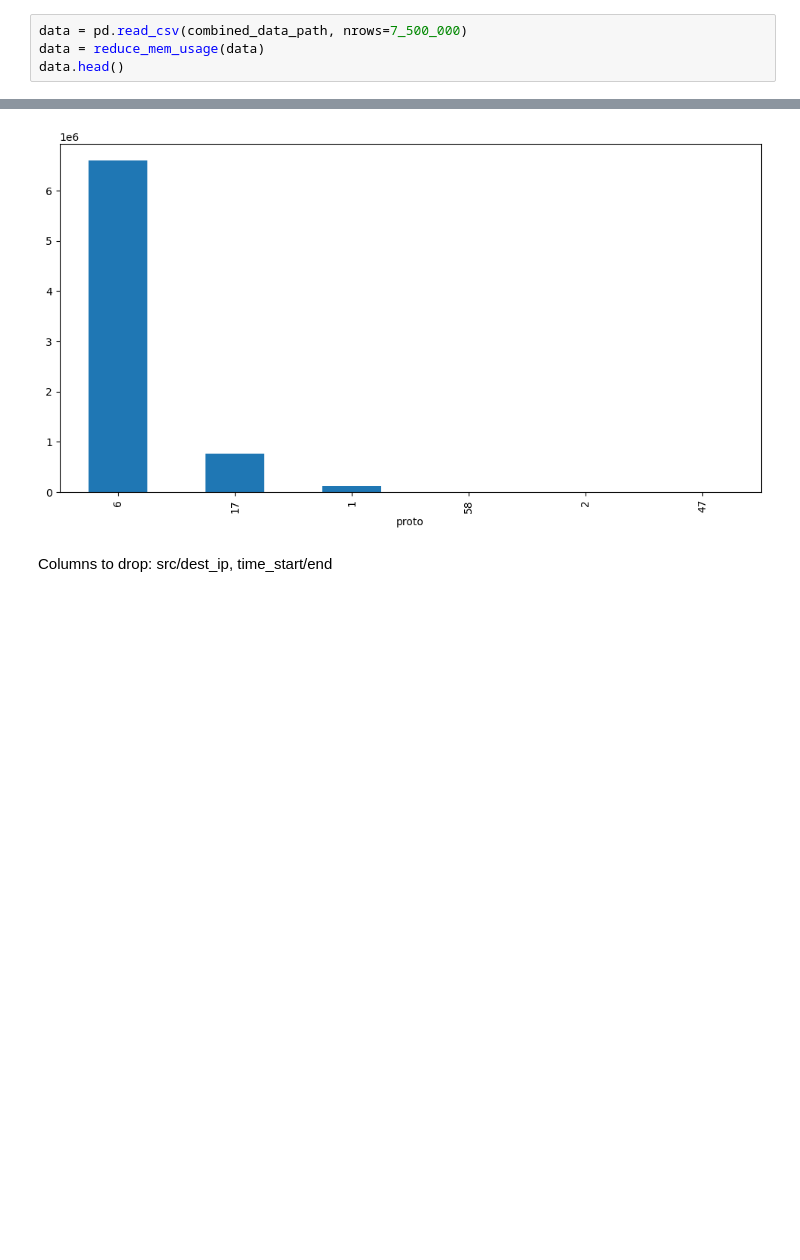
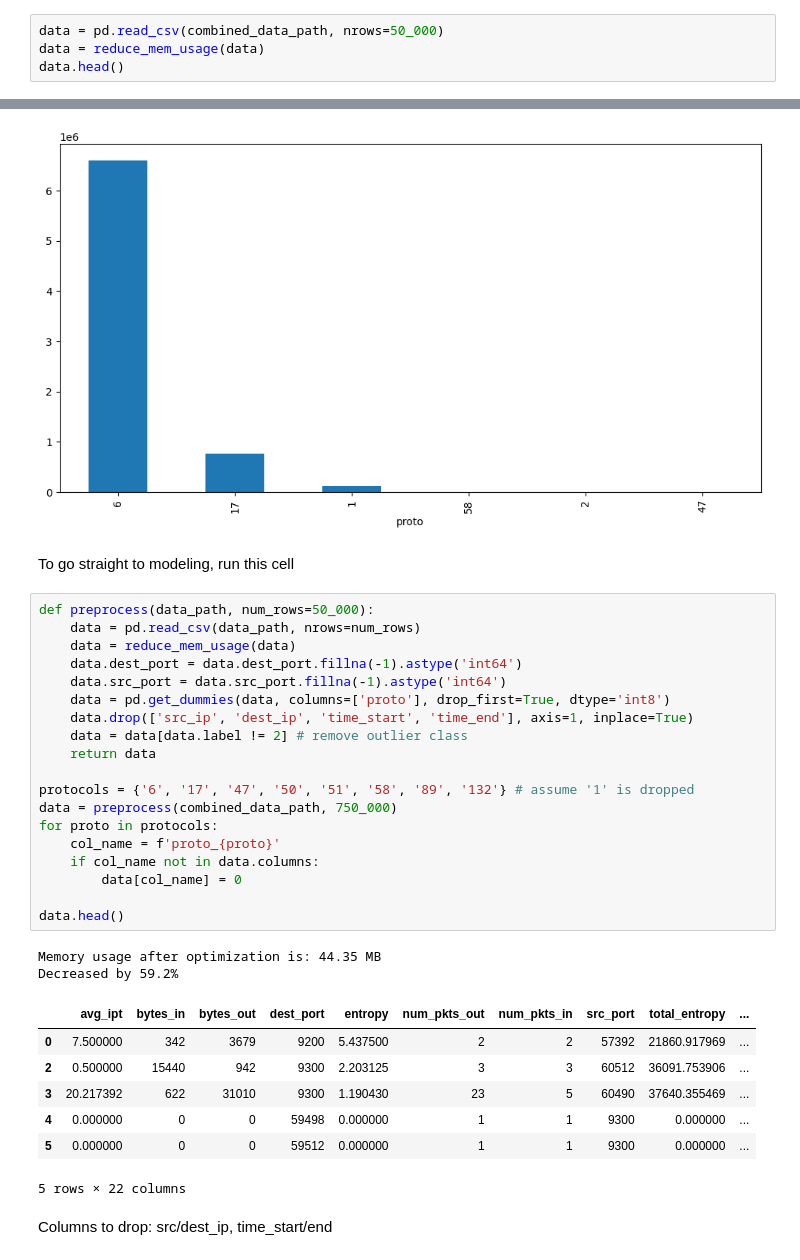
Before and after one commit to Riley94/networking_llm, a Jupyter notebook: src/eda/luflow_eda.ipynb, the cells around one changed output, grey strips where cells are left out. Drawn from its saved outputs; the diff is of its cells as text; blank space fills up the shorter version.

```diff
--- a/src/eda/luflow_eda.ipynb
+++ b/src/eda/luflow_eda.ipynb
@@ -90,7 +89,7 @@ if not os.path.exists(combined_data_path) or OVERWRITE:
     # remove cache data_path
     os.system(f"rm -rf {data_path}")
 # %%
-data = pd.read_csv(combined_data_path, nrows=7_500_000)
+data = pd.read_csv(combined_data_path, nrows=50_000)
 data = reduce_mem_usage(data)
 data.head()
 # %% [output]
@@ -168,6 +162,37 @@ data['proto'].value_counts().plot(kind='bar')
 plt.show()
 # %% [output]
 [figure]
+# %% [markdown]
+To go straight to modeling, run this cell
+# %%
+def preprocess(data_path, num_rows=50_000):
+    data = pd.read_csv(data_path, nrows=num_rows)
+    data = reduce_mem_usage(data)
+    data.dest_port = data.dest_port.fillna(-1).astype('int64')
+    data.src_port = data.src_port.fillna(-1).astype('int64')
+    data = pd.get_dummies(data, columns=['proto'], drop_first=True, dtype='int8')
+    data.drop(['src_ip', 'dest_ip', 'time_start', 'time_end'], axis=1, inplace=True)
+    data = data[data.label != 2] # remove outlier class
+    return data
+
+protocols = {'6', '17', '47', '50', '51', '58', '89', '132'} # assume '1' is dropped
+data = preprocess(combined_data_path, 750_000)
+for proto in protocols:
+    col_name = f'proto_{proto}'
+    if col_name not in data.columns:
+        data[col_name] = 0
+
+data.head()
+# %% [output]
+Memory usage after optimization is: 44.35 MB
+Decreased by 59.2%
+|  | avg_ipt | bytes_in | bytes_out | dest_port | entropy | num_pkts_out | num_pkts_in | src_port | total_entropy | ... |
+| 0 | 7.500000 | 342 | 3679 | 9200 | 5.437500 | 2 | 2 | 57392 | 21860.917969 | ... |
+| 2 | 0.500000 | 15440 | 942 | 9300 | 2.203125 | 3 | 3 | 60512 | 36091.753906 | ... |
+| 3 | 20.217392 | 622 | 31010 | 9300 | 1.190430 | 23 | 5 | 60490 | 37640.355469 | ... |
+| 4 | 0.000000 | 0 | 0 | 59498 | 0.000000 | 1 | 1 | 9300 | 0.000000 | ... |
+| 5 | 0.000000 | 0 | 0 | 59512 | 0.000000 | 1 | 1 | 9300 | 0.000000 | ... |
+5 rows × 22 columns
 # %% [markdown]
 Columns to drop: src/dest_ip, time_start/end
 # %%
```
Also changed, not shown: parts of 29 cells of this notebook.
